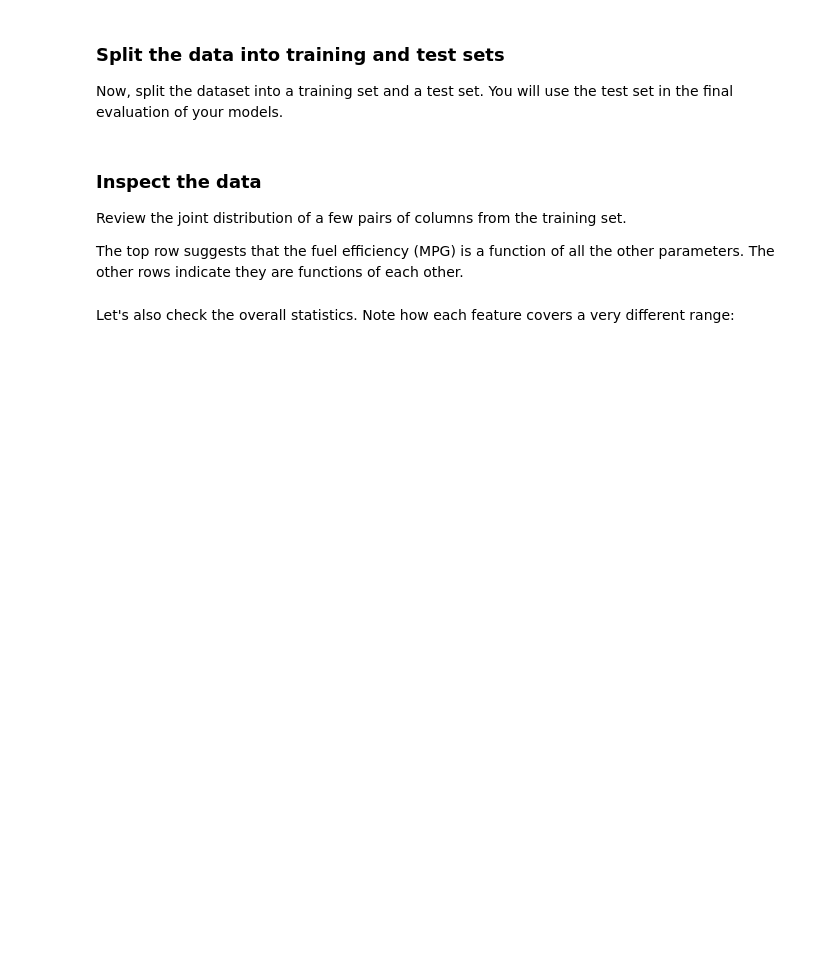
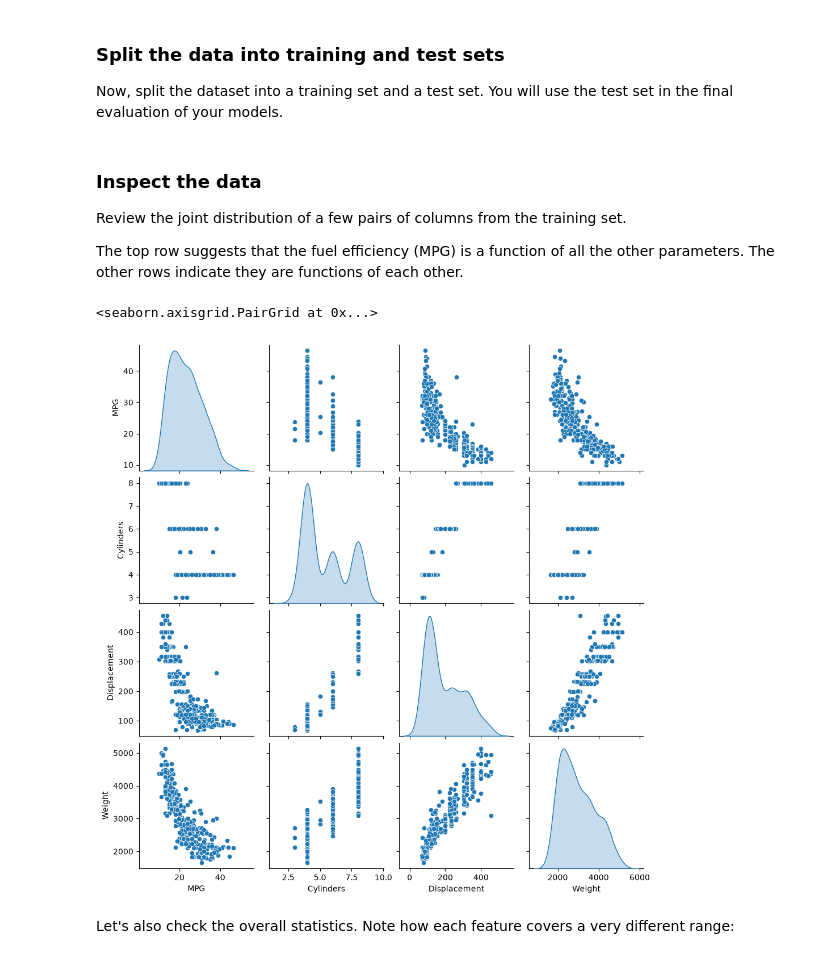
Before and after one commit to zhu-yifang/tensorflow-tutorial, a Jupyter notebook: site/en/tutorials/keras/regression.ipynb, the cells around one changed output. Cells and saved outputs as stored; diff of their text form; code cells hidden in the pictures; blank space fills up the shorter version.

```diff
--- a/site/en/tutorials/keras/regression.ipynb
+++ b/site/en/tutorials/keras/regression.ipynb
@@ -85,13 +87,21 @@ The dataset is available from the [UCI Machine Learning Repository](https://arch
 ### Get the data
 First download and import the dataset using pandas:
 # %%
-url = 'http://archive.ics.uci.edu/ml/machine-learning-databases/auto-mpg/auto-mpg.data'
-column_names = ['MPG', 'Cylinders', 'Displacement', 'Horsepower', 'Weight',
-                'Acceleration', 'Model Year', 'Origin']
+url = "http://archive.ics.uci.edu/ml/machine-learning-databases/auto-mpg/auto-mpg.data"
+column_names = [
+    "MPG",
+    "Cylinders",
+    "Displacement",
+    "Horsepower",
+    "Weight",
+    "Acceleration",
+    "Model Year",
+    "Origin",
+]
 
-raw_dataset = pd.read_csv(url, names=column_names,
-                          na_values='?', comment='\t',
-                          sep=' ', skipinitialspace=True)
+raw_dataset = pd.read_csv(
+    url, names=column_names, na_values="?", comment="\t", sep=" ", skipinitialspace=True
+)
 # %%
 dataset = raw_dataset.copy()
 dataset.tail()
@@ -130,7 +165,12 @@ Review the joint distribution of a few pairs of columns from the training set.
 
 The top row suggests that the fuel efficiency (MPG) is a function of all the other parameters. The other rows indicate they are functions of each other.
 # %%
-sns.pairplot(train_dataset[['MPG', 'Cylinders', 'Displacement', 'Weight']], diag_kind='kde')
+sns.pairplot(
+    train_dataset[["MPG", "Cylinders", "Displacement", "Weight"]], diag_kind="kde"
+)
+# %% [output]
+<seaborn.axisgrid.PairGrid at 0x...>
+[figure, added]
 # %% [markdown]
 Let's also check the overall statistics. Note how each feature covers a very different range:
 # %%
```
Also changed, not shown: parts of 34 cells of this notebook, 4 other files.
